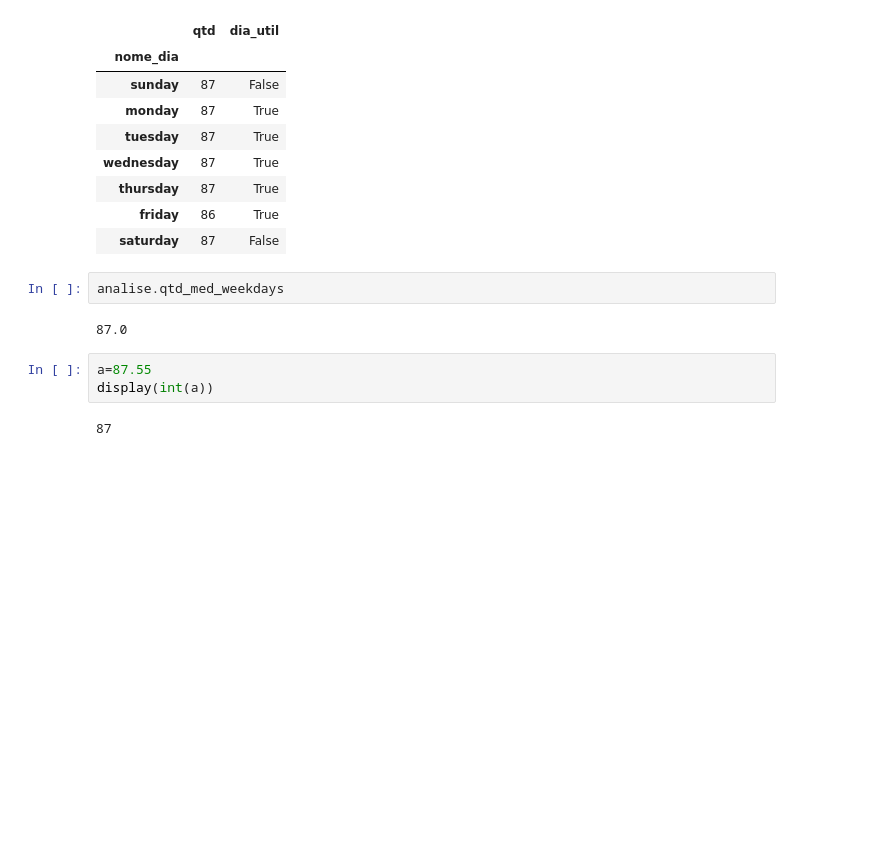
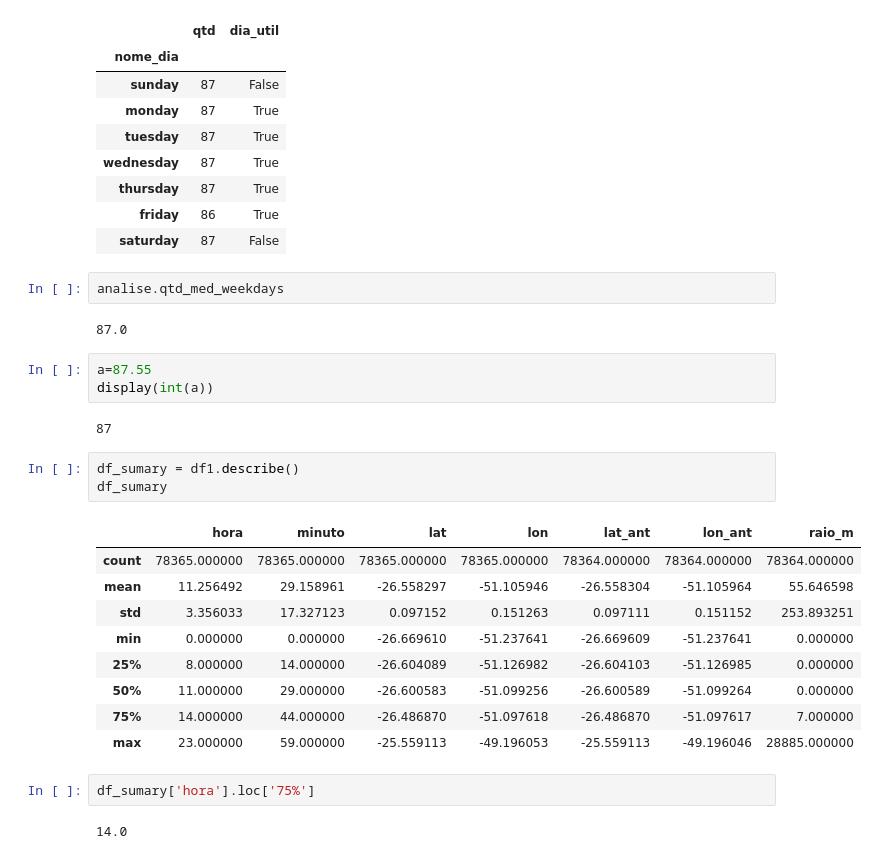
Before and after one commit to CAIOZANETTI/gps_maquina, a Jupyter notebook: etl_tabela_gps.ipynb, the cells around one changed output. Cells and saved outputs as stored; diff of their text form; blank space fills up the shorter version.

Commit message:
horas

```diff
--- a/etl_tabela_gps.ipynb
+++ b/etl_tabela_gps.ipynb
@@ -440,3 +440,20 @@ a=87.55
 display(int(a))
 # %% [output]
 87
+# %%
+df_sumary = df1.describe()
+df_sumary
+# %% [output]
+|  | hora | minuto | lat | lon | lat_ant | lon_ant | raio_m |
+| count | 78365.000000 | 78365.000000 | 78365.000000 | 78365.000000 | 78364.000000 | 78364.000000 | 78364.000000 |
+| mean | 11.256492 | 29.158961 | -26.558297 | -51.105946 | -26.558304 | -51.105964 | 55.646598 |
+| std | 3.356033 | 17.327123 | 0.097152 | 0.151263 | 0.097111 | 0.151152 | 253.893251 |
+| min | 0.000000 | 0.000000 | -26.669610 | -51.237641 | -26.669609 | -51.237641 | 0.000000 |
+| 25% | 8.000000 | 14.000000 | -26.604089 | -51.126982 | -26.604103 | -51.126985 | 0.000000 |
+| 50% | 11.000000 | 29.000000 | -26.600583 | -51.099256 | -26.600589 | -51.099264 | 0.000000 |
+| 75% | 14.000000 | 44.000000 | -26.486870 | -51.097618 | -26.486870 | -51.097617 | 7.000000 |
+| max | 23.000000 | 59.000000 | -25.559113 | -49.196053 | -25.559113 | -49.196046 | 28885.000000 |
+# %%
+df_sumary['hora'].loc['75%']
+# %% [output]
+14.0
```
Also changed, not shown: 1 other file.
